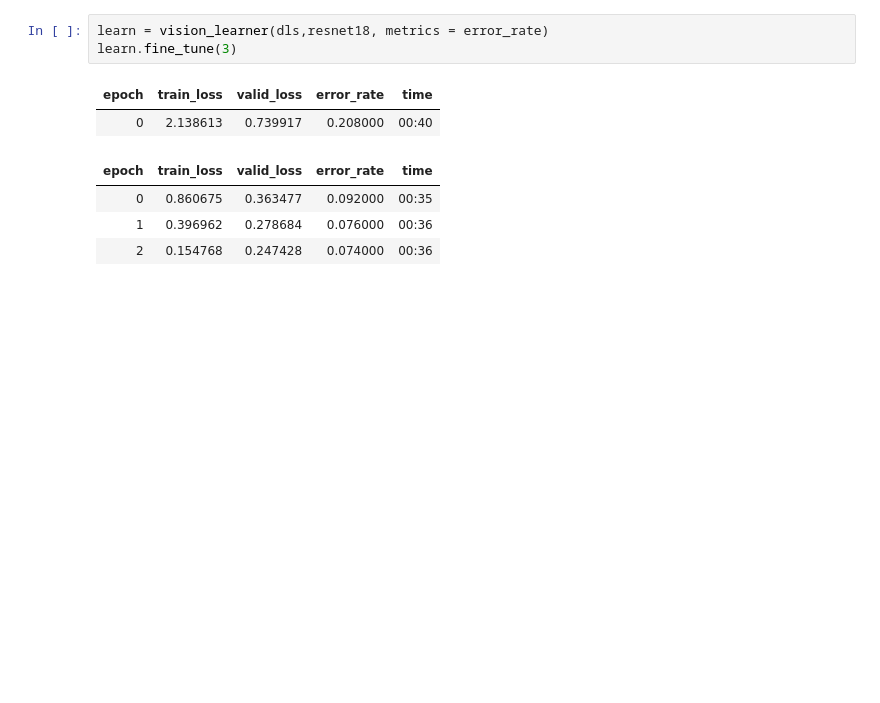
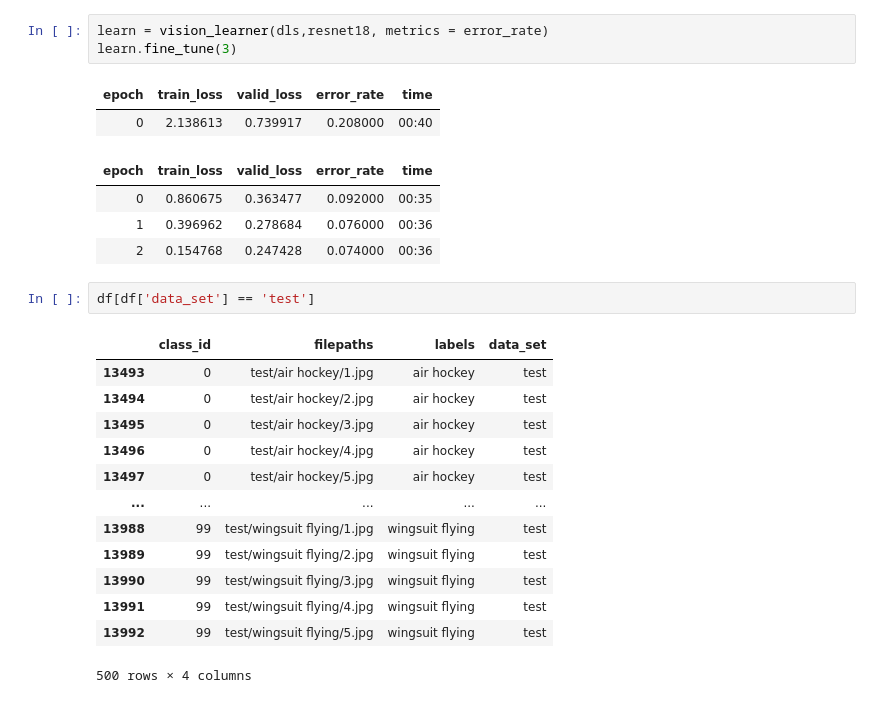
Before and after one commit to AsokTamang/Image-classifier, a Jupyter notebook: kaggle-notebook.ipynb, the cells around one changed output. Cells and saved outputs as stored; diff of their text form; blank space fills up the shorter version.

```diff
--- a/kaggle-notebook.ipynb
+++ b/kaggle-notebook.ipynb
@@ -97,3 +95,19 @@ learn.fine_tune(3)
 | 0 | 0.860675 | 0.363477 | 0.092000 | 00:35 |
 | 1 | 0.396962 | 0.278684 | 0.076000 | 00:36 |
 | 2 | 0.154768 | 0.247428 | 0.074000 | 00:36 |
+# %%
+df[df['data_set'] == 'test']
+# %% [output]
+|  | class_id | filepaths | labels | data_set |
+| 13493 | 0 | test/air hockey/1.jpg | air hockey | test |
+| 13494 | 0 | test/air hockey/2.jpg | air hockey | test |
+| 13495 | 0 | test/air hockey/3.jpg | air hockey | test |
+| 13496 | 0 | test/air hockey/4.jpg | air hockey | test |
+| 13497 | 0 | test/air hockey/5.jpg | air hockey | test |
+| ... | ... | ... | ... | ... |
+| 13988 | 99 | test/wingsuit flying/1.jpg | wingsuit flying | test |
+| 13989 | 99 | test/wingsuit flying/2.jpg | wingsuit flying | test |
+| 13990 | 99 | test/wingsuit flying/3.jpg | wingsuit flying | test |
+| 13991 | 99 | test/wingsuit flying/4.jpg | wingsuit flying | test |
+| 13992 | 99 | test/wingsuit flying/5.jpg | wingsuit flying | test |
+500 rows × 4 columns
```
Also changed, not shown: parts of 3 cells of this notebook.
